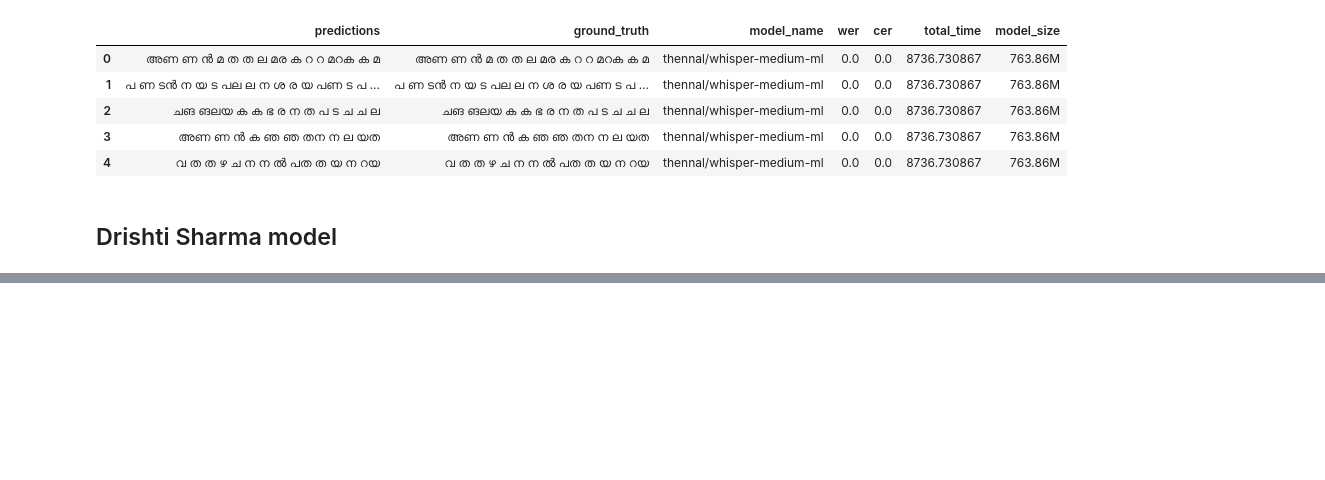
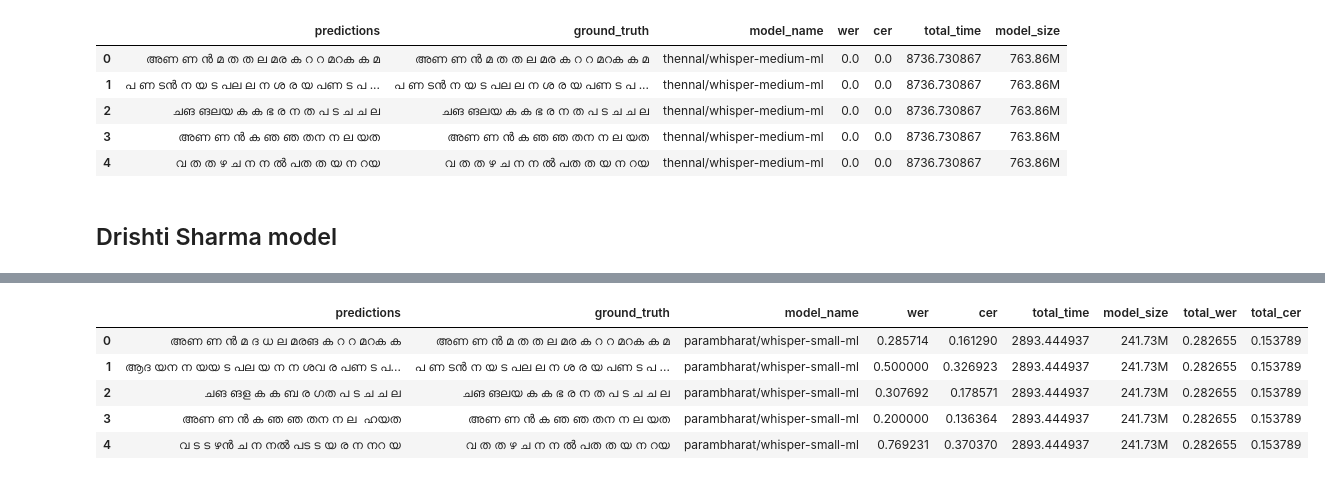
Before and after one commit to kurianbenoy/malayalam_asr_benchmarking, a Jupyter notebook: nbs/_experiments/MSC_result_analysis.ipynb, the cells around one changed output, grey strips where cells are left out. Drawn from its saved outputs; the diff is of its cells as text; code cells hidden in the pictures; blank space fills up the shorter version.

```diff
--- a/nbs/_experiments/MSC_result_analysis.ipynb
+++ b/nbs/_experiments/MSC_result_analysis.ipynb
@@ -82,0 +168,10 @@ drishti_df.head()
+# %%
+calculate_total_wer_cer(param_small)
+param_small.head()
+# %% [output]
+|  | predictions | ground_truth | model_name | wer | cer | total_time | model_size | total_wer | total_cer |
+| 0 | അണ ണ ൻ മ ദ ധ ല മരങ ക റ റ മറക ക | അണ ണ ൻ മ ത ത ല മര ക റ റ മറക ക മ | parambharat/whisper-small-ml | 0.285714 | 0.161290 | 2893.444937 | 241.73M | 0.282655 | 0.153789 |
+| 1 | ആദ യന ന യയ ട പല യ ന ന ശവ ര പണ ട പ... | പ ണ ടൻ ന യ ട പല ല ന ശ ര യ പണ ട പ ... | parambharat/whisper-small-ml | 0.500000 | 0.326923 | 2893.444937 | 241.73M | 0.282655 | 0.153789 |
+| 2 | ചങ ങള ക ക ബ ര ഗത പ ട ച ച ല | ചങ ങലയ ക ക ഭ ര ന ത പ ട ച ച ല | parambharat/whisper-small-ml | 0.307692 | 0.178571 | 2893.444937 | 241.73M | 0.282655 | 0.153789 |
+| 3 | അണ ണ ൻ ക ഞ ഞ തന ന ല ‍ ഹയത | അണ ണ ൻ ക ഞ ഞ തന ന ല യത | parambharat/whisper-small-ml | 0.200000 | 0.136364 | 2893.444937 | 241.73M | 0.282655 | 0.153789 |
+| 4 | വ ട ട ഴൻ ച ന നൽ പട ട യ ര ന നറ യ | വ ത ത ഴ ച ന ന ൽ പത ത യ ന റയ | parambharat/whisper-small-ml | 0.769231 | 0.370370 | 2893.444937 | 241.73M | 0.282655 | 0.153789 |
```
Also changed, not shown: parts of 15 cells of this notebook.
